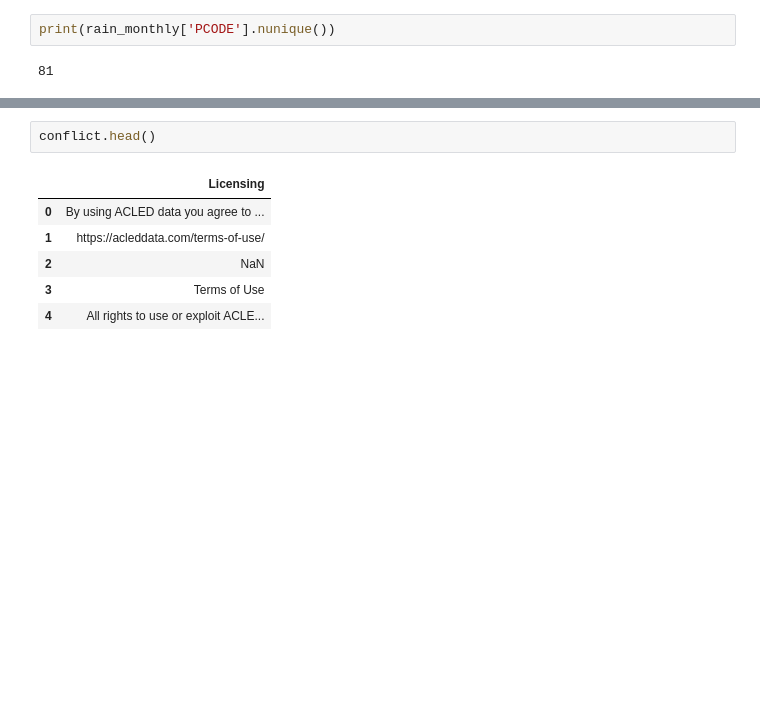
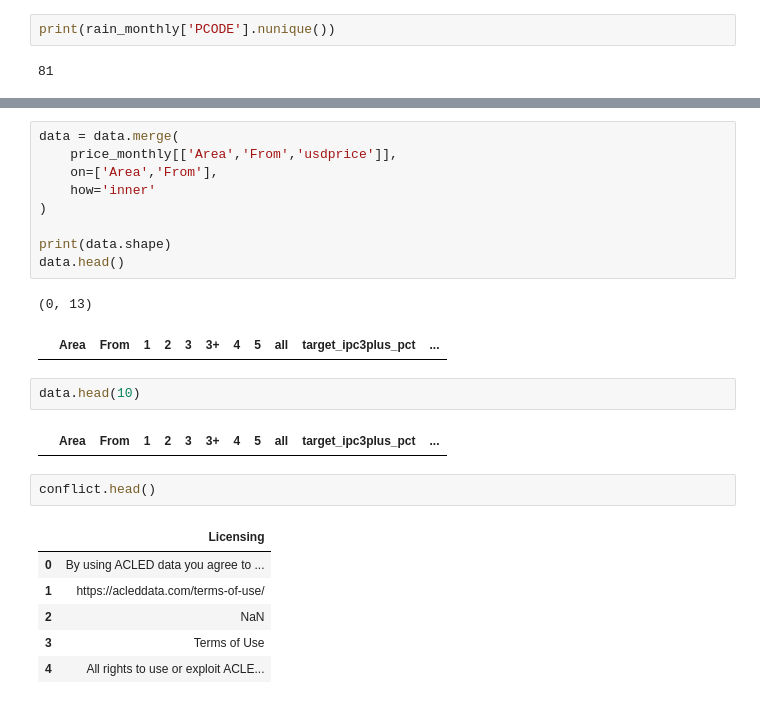
Before and after one commit to MrDenzy/PHASE-5-PROJECT---PREDICTING-FOOD-INSECURITY, a Jupyter notebook: notebooks/dennis.ipynb, the cells around one changed output, grey strips where cells are left out. Cells and saved outputs as stored; diff of their text form; blank space fills up the shorter version.

```diff
--- a/notebooks/dennis.ipynb
+++ b/notebooks/dennis.ipynb
@@ -439,3 +539,19 @@ print(rain_monthly['PCODE'].nunique())
+# %%
+data = data.merge(
+    price_monthly[['Area','From','usdprice']],
+    on=['Area','From'],
+    how='inner'
+)
+
+print(data.shape)
+data.head()
+# %% [output]
+(0, 13)
+|  | Area | From | 1 | 2 | 3 | 3+ | 4 | 5 | all | target_ipc3plus_pct | ... |
+# %%
+data.head(10)
+# %% [output]
+|  | Area | From | 1 | 2 | 3 | 3+ | 4 | 5 | all | target_ipc3plus_pct | ... |
 # %%
 conflict.head()
 # %% [output]
```
Also changed, not shown: parts of 22 cells of this notebook.
